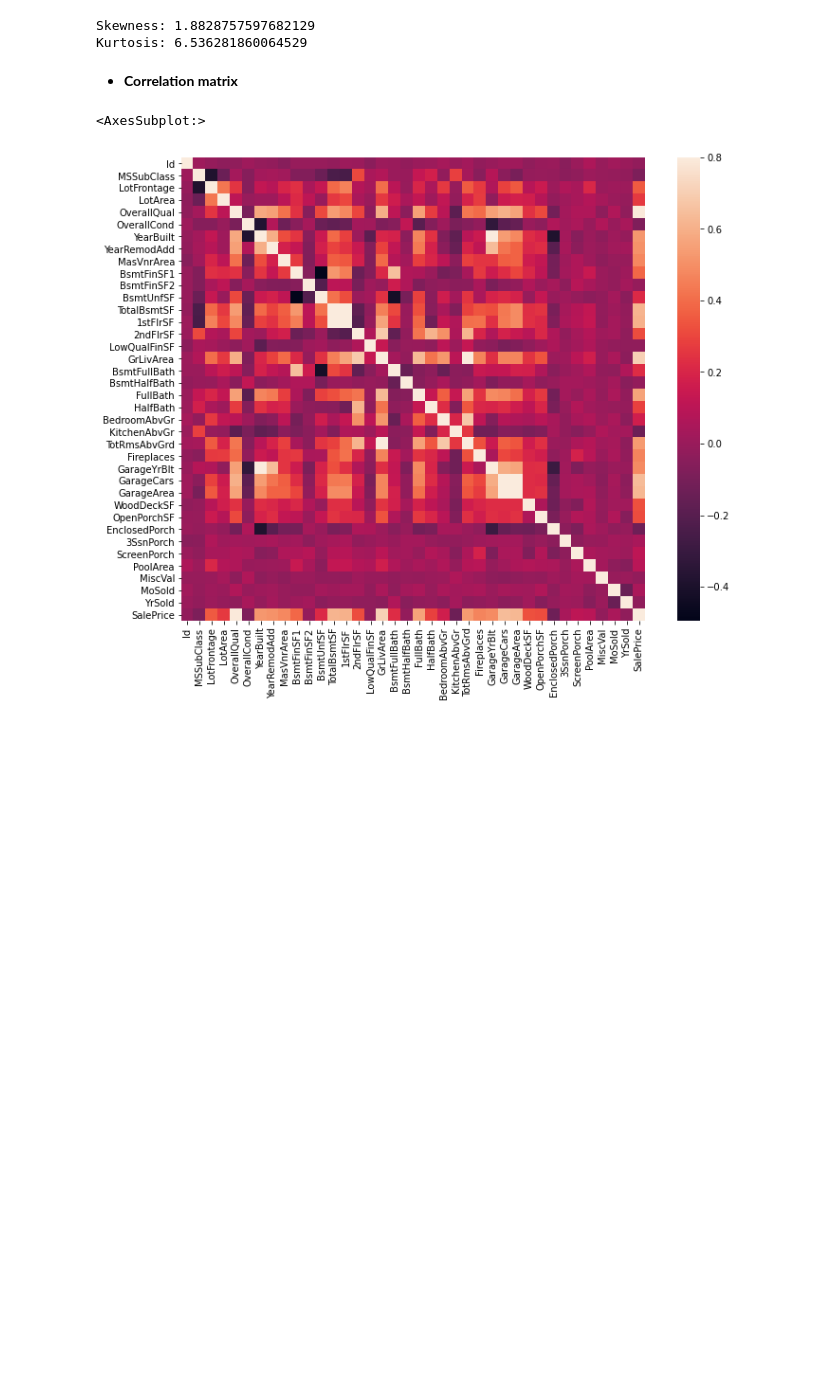
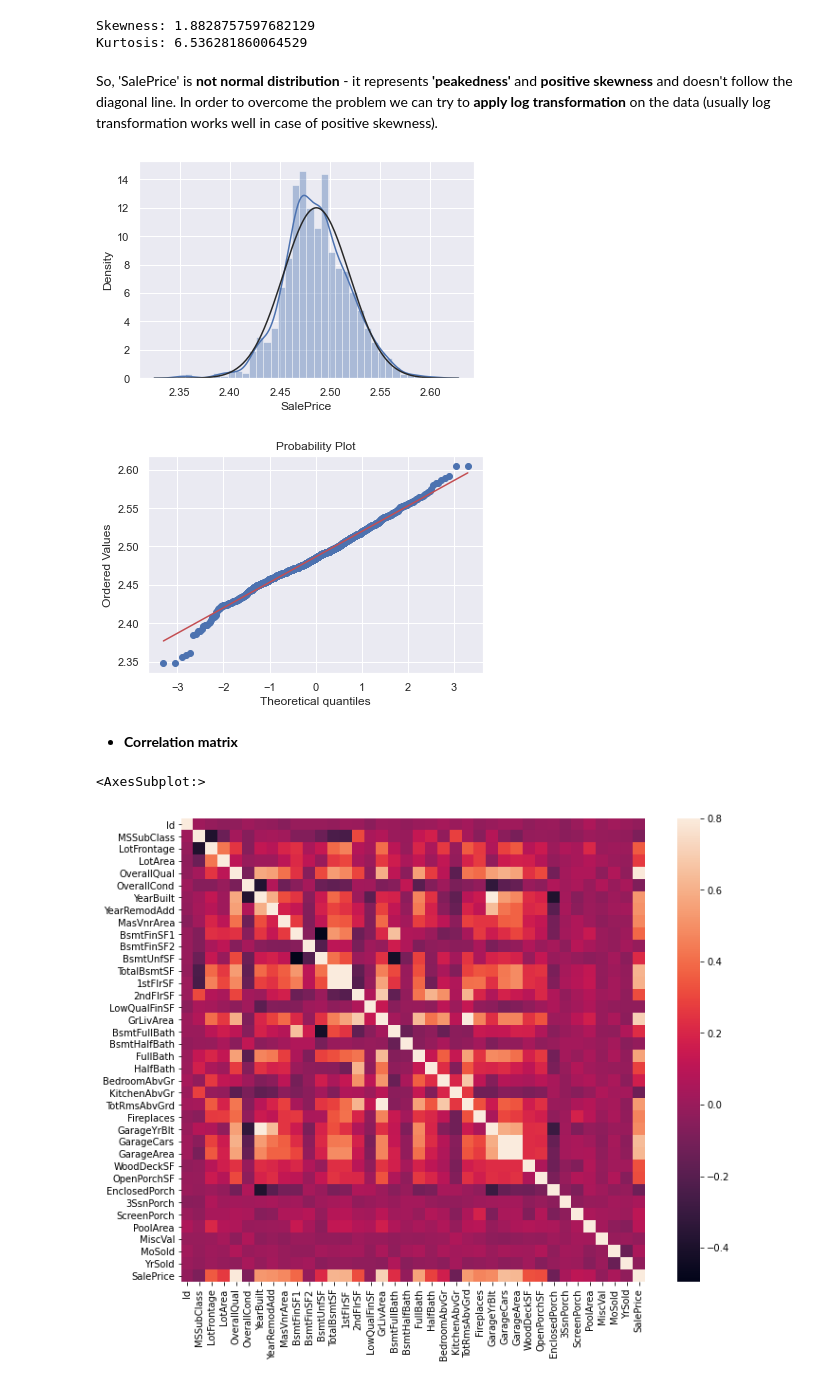
Before and after one commit to AdamHorvath12/House_price_prediction, a Jupyter notebook: House_price_prediction.ipynb, the cells around one changed output. Cells and saved outputs as stored; diff of their text form; code cells hidden in the pictures; blank space fills up the shorter version.

```diff
--- a/House_price_prediction.ipynb
+++ b/House_price_prediction.ipynb
@@ -79,6 +81,18 @@ print('Kurtosis: ' + str(df['SalePrice'].kurt()))
 # %% [output]
 Skewness: 1.8828757597682129
 Kurtosis: 6.536281860064529
+# %% [markdown]
+So, 'SalePrice' is **not normal distribution** - it represents **'peakedness'** and **positive skewness** and doesn't follow the diagonal line. In order to overcome the problem we can try to **apply log transformation** on the data (usually log transformation works well in case of positive skewness).
+# %%
+#applying log transformation
+df['SalePrice'] = np.log(df['SalePrice'])
+#display the transformed SalePrices
+sns.distplot(df['SalePrice'], fit=norm);
+fig = plt.figure()
+res = stats.probplot(df['SalePrice'], plot=plt)
+# %% [output]
+[figure, added]
+[figure, added]
 # %% [markdown]
 * **Correlation matrix**
 # %%
```
Also changed, not shown: parts of 13 cells of this notebook.
